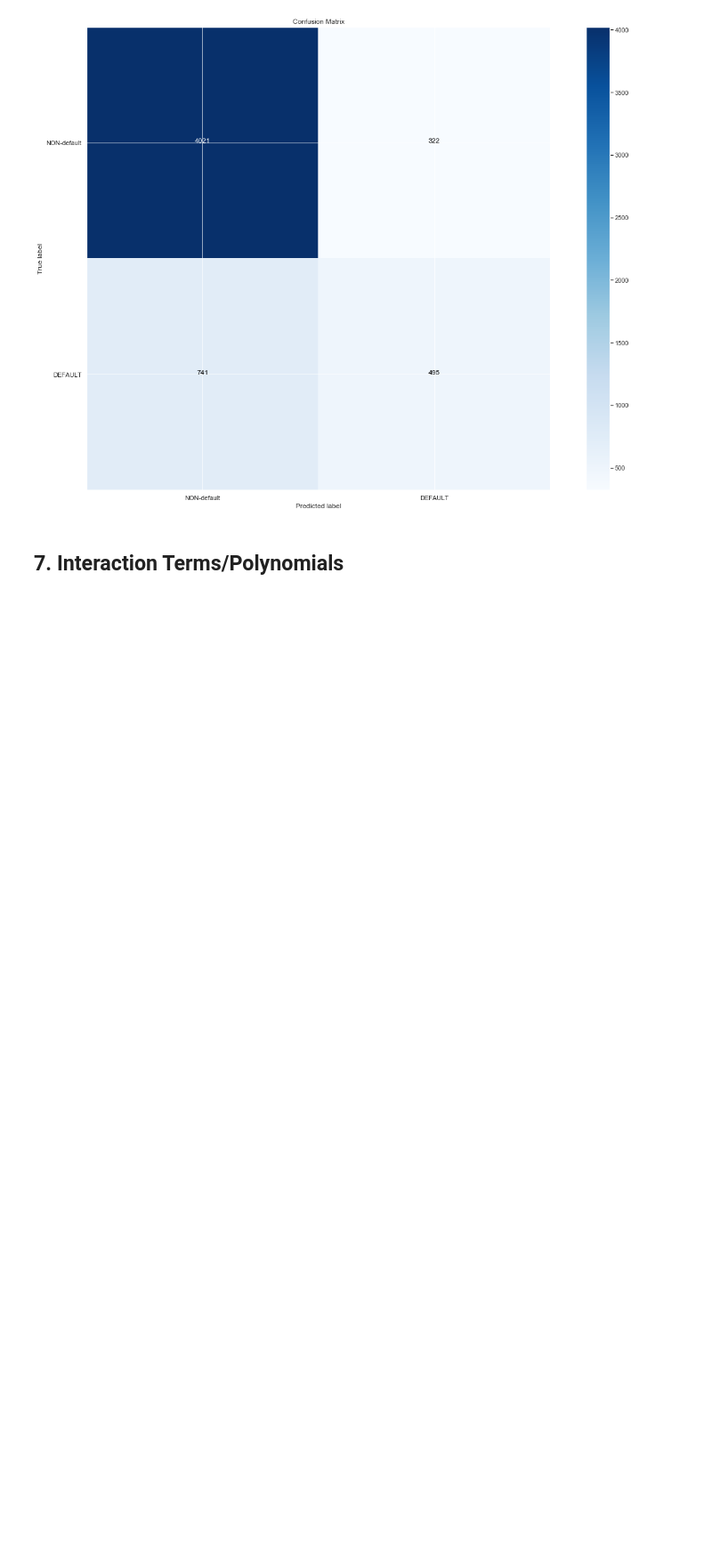
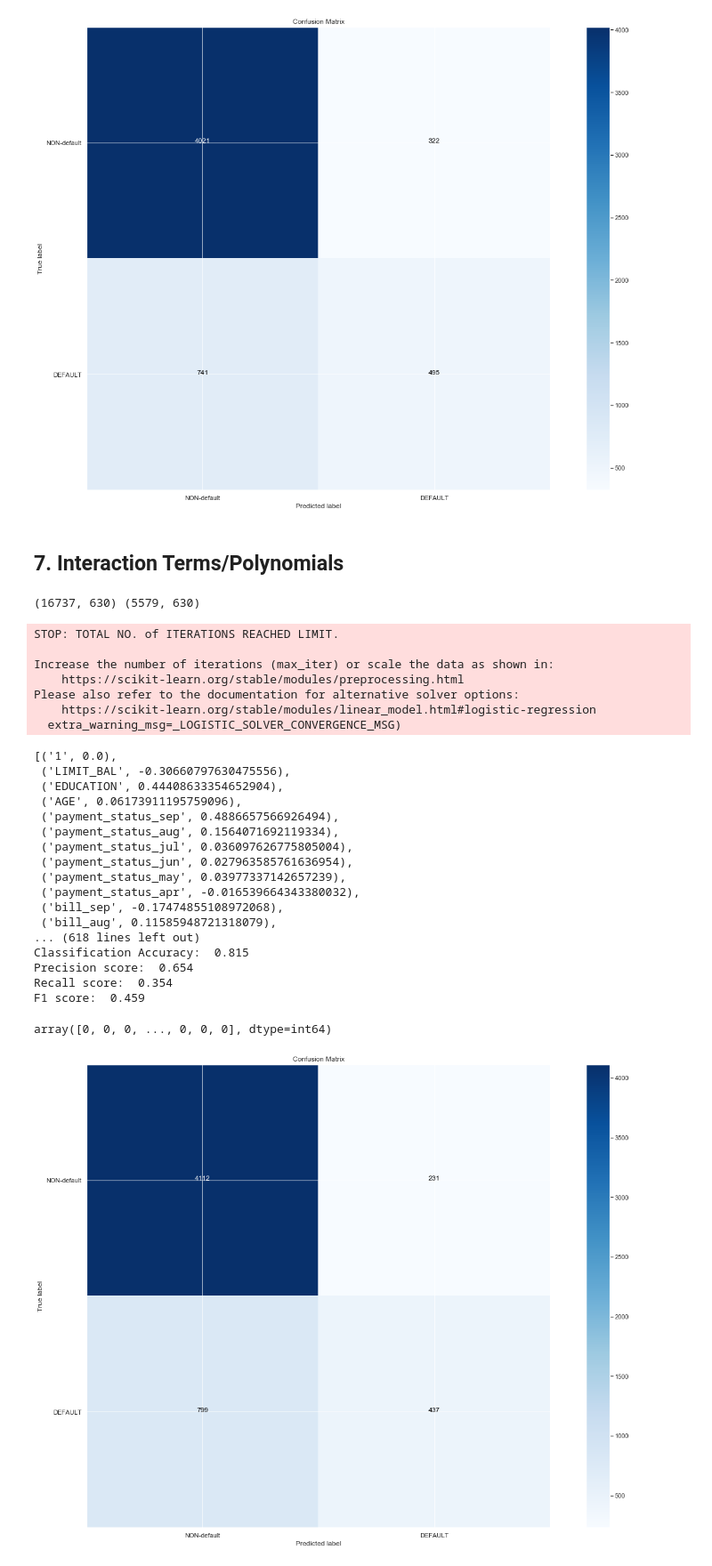
Before and after one commit to jmcneilkeller/Taiwanese_Credit_Card_Defaul, a Jupyter notebook: Taiwan_Repaired.ipynb, the cells around one changed output. Shown at 89% size. Saved outputs shown, nothing was run; the diff lists cells and outputs as text; code cells hidden in the pictures; blank space fills up the shorter version.

Commit message:
Added polynomials. Ran a test model.

```diff
--- a/Taiwan_Repaired.ipynb
+++ b/Taiwan_Repaired.ipynb
@@ -1064,7 +1097,7 @@ array([0, 0, 0, ..., 0, 1, 0], dtype=int64)
 # %% [markdown]
 ## 7. Interaction Terms/Polynomials
 # %%
-def poly(X_train,X_test,degree,**kwargs):
+def polynomial(X_train,X_test,degree,**kwargs):
     poly = PolynomialFeatures(degree=degree,**kwargs)
     poly.fit(X_train)
     train_poly = pd.DataFrame(poly.transform(X_train), columns=poly.get_feature_names(X_train.columns))
@@ -1073,7 +1106,8 @@ def poly(X_train,X_test,degree,**kwargs):
     scaler = StandardScaler()
     scaler.fit(train_poly)
 
-    train_poly_scaled = pd.DataFrame(scaler.transform(X_train), columns=poly.get_feature_names(X_train.columns))
-    test_poly_scaled = pd.DataFrame(scaler.transform(X_test), columns=poly.get_feature_names(X_test.columns))
+    train_poly_scaled = pd.DataFrame(scaler.transform(train_poly), columns=poly.get_feature_names(X_train.columns))
+    test_poly_scaled = pd.DataFrame(scaler.transform(test_poly), columns=poly.get_feature_names(X_test.columns))
+    print(train_poly_scaled.shape, test_poly_scaled.shape)
 
     return train_poly_scaled,test_poly_scaled
@@ -1091,0 +1114,33 @@ white_X_test_poly_scaled  = pd.DataFrame(white_poly_scalar.transform(white_X_tes
+# %%
+X_train_poly,X_test_poly = polynomial(X_dummy_train_scaled,X_dummy_test_scaled,2)
+# %% [output]
+(16737, 630) (5579, 630)
+# %%
+logiRegr(X_train_poly,y_dummy_train,X_test_poly,y_dummy_test)
+# %% [output]
+STOP: TOTAL NO. of ITERATIONS REACHED LIMIT.
+
+Increase the number of iterations (max_iter) or scale the data as shown in:
+    https://scikit-learn.org/stable/modules/preprocessing.html
+Please also refer to the documentation for alternative solver options:
+    https://scikit-learn.org/stable/modules/linear_model.html#logistic-regression
+  extra_warning_msg=_LOGISTIC_SOLVER_CONVERGENCE_MSG)
+[('1', 0.0),
+ ('LIMIT_BAL', -0.30660797630475556),
+ ('EDUCATION', 0.44408633354652904),
+ ('AGE', 0.06173911195759096),
+ ('payment_status_sep', 0.4886657566926494),
+ ('payment_status_aug', 0.1564071692119334),
+ ('payment_status_jul', 0.036097626775805004),
+ ('payment_status_jun', 0.027963585761636954),
+ ('payment_status_may', 0.03977337142657239),
+ ('payment_status_apr', -0.016539664343380032),
+ ('bill_sep', -0.17474855108972068),
+ ('bill_aug', 0.11585948721318079),
+... (618 lines left out)
+Classification Accuracy:  0.815
+Precision score:  0.654
+Recall score:  0.354
+F1 score:  0.459
+array([0, 0, 0, ..., 0, 0, 0], dtype=int64)
+[figure, added]
```
Also changed, not shown: parts of 8 cells of this notebook.
